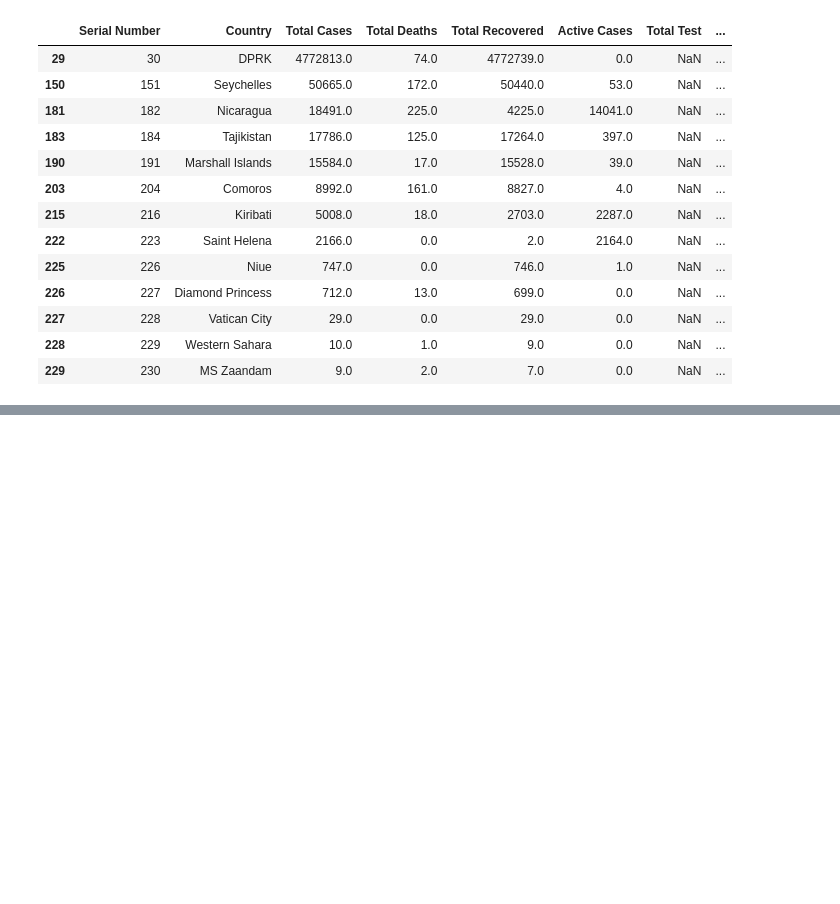
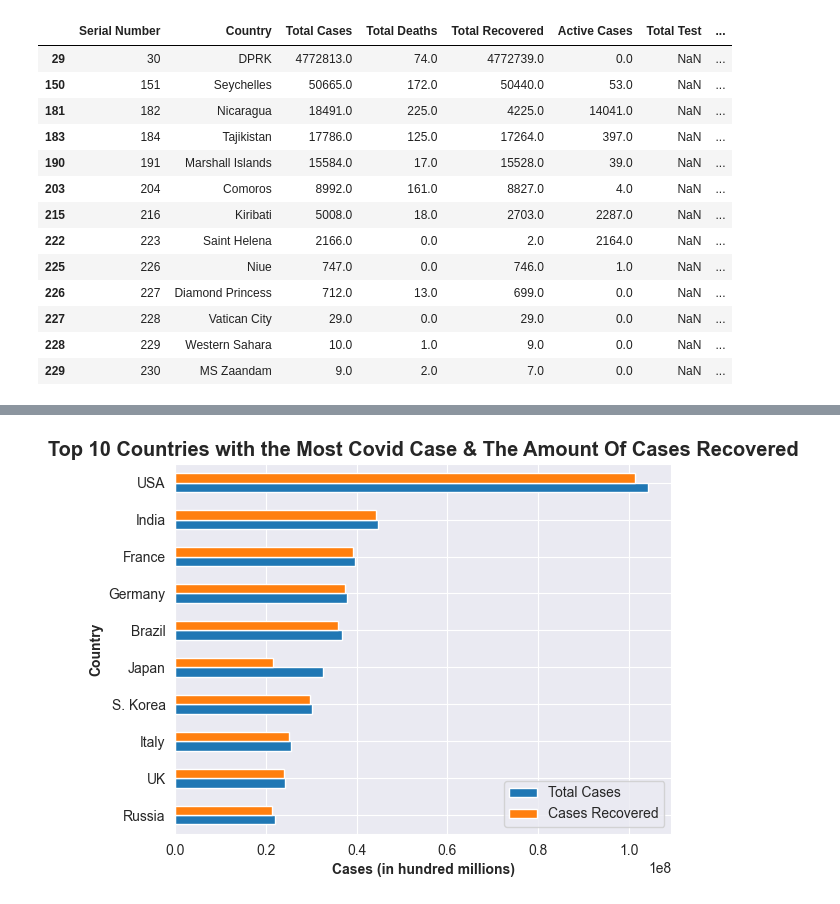
Before and after one commit to MertcanKilicli/data-analysis-projects, a Jupyter notebook: covid/covid_worldwide.ipynb, the cells around one changed output, grey strips where cells are left out. Cells and saved outputs as stored; diff of their text form; code cells hidden in the pictures; blank space fills up the shorter version.

```diff
--- a/covid/covid_worldwide.ipynb
+++ b/covid/covid_worldwide.ipynb
@@ -169,0 +191,18 @@ df.reset_index(inplace=True)
+# %%
+# Top 10 Countries with the most Covid Cases and The amount of people who recovered
+
+case_recov = df[['Country', 'Total Cases', 'Total Recovered']]
+
+case_recov_df = case_recov.head(10)
+
+case_recov_df.sort_values('Total Cases').plot(x='Country', kind='barh', stacked=False)
+
+plt.title("Top 10 Countries with the Most Covid Case & The Amount Of Cases Recovered", weight='heavy', fontsize='x-large')
+plt.xlabel("Cases (in hundred millions)", weight='bold')
+plt.ylabel("Country", weight='bold')
+
+plt.legend(['Total Cases', 'Cases Recovered'])
+
+plt.show()
+# %% [output]
+[figure, added]
```
Also changed, not shown: parts of 2 cells of this notebook.
